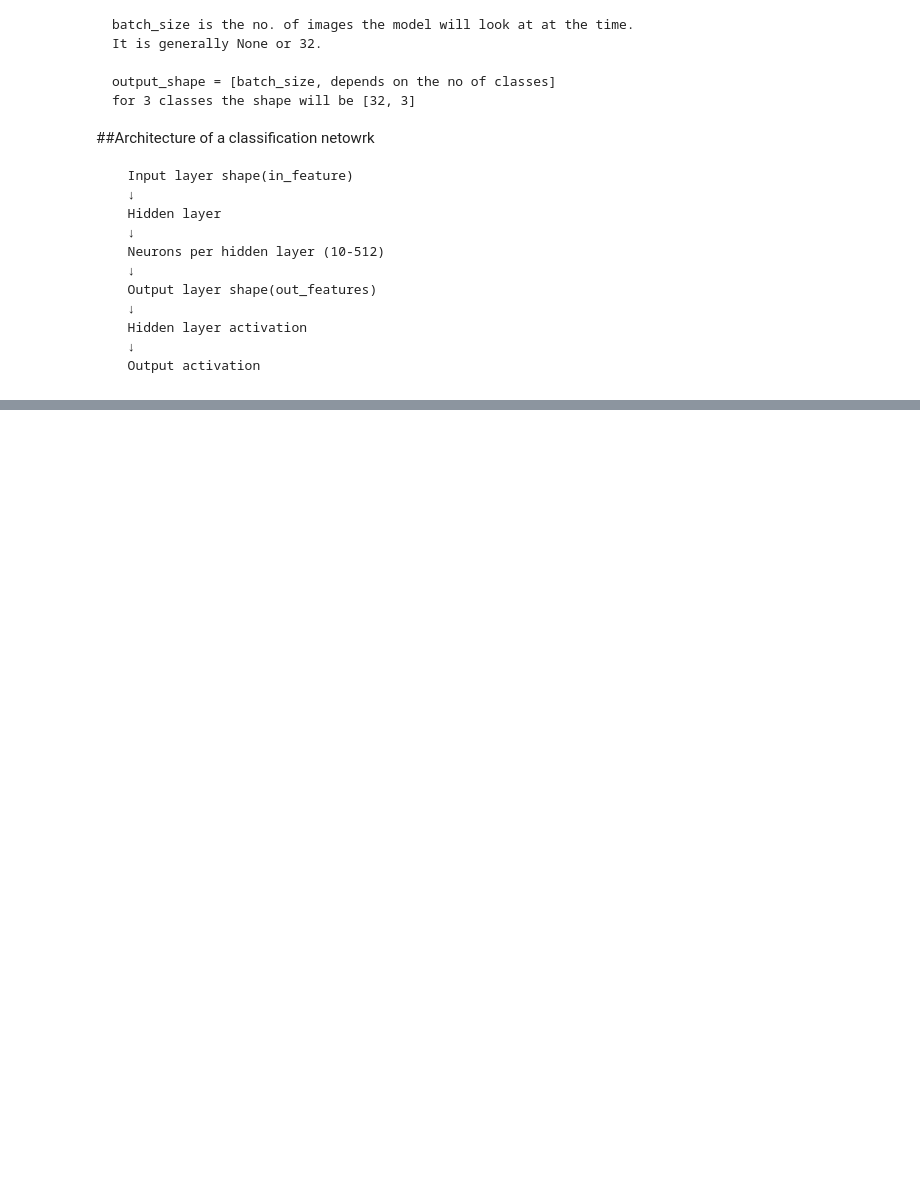
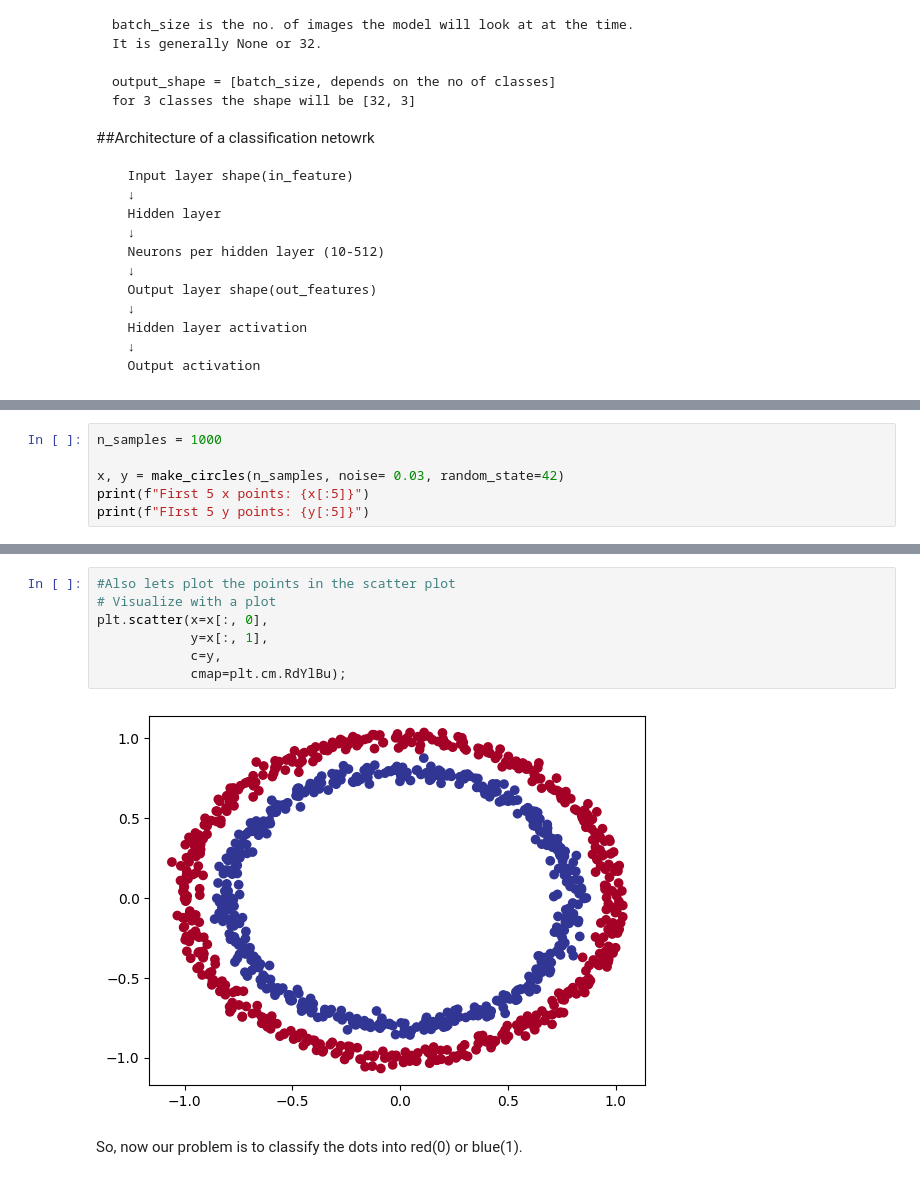
Before and after one commit to Sayam-01/Simple-ML-Model-for-Pytorch-Learning, a Jupyter notebook: Pytorch_3.ipynb, the cells around one changed output, grey strips where cells are left out. Saved outputs shown, nothing was run; the diff lists cells and outputs as text; blank space fills up the shorter version.

```diff
--- a/Pytorch_3.ipynb
+++ b/Pytorch_3.ipynb
@@ -57,0 +70,6 @@ For example: For an image classificaton the
+# %%
+n_samples = 1000
+
+x, y = make_circles(n_samples, noise= 0.03, random_state=42)
+print(f"First 5 x points: {x[:5]}")
+print(f"FIrst 5 y points: {y[:5]}")
@@ -57,0 +104,11 @@ For example: For an image classificaton the
+# %%
+#Also lets plot the points in the scatter plot
+# Visualize with a plot
+plt.scatter(x=x[:, 0],
+            y=x[:, 1],
+            c=y,
+            cmap=plt.cm.RdYlBu);
+# %% [output]
+[figure, added]
+# %% [markdown]
+So, now our problem is to classify the dots into red(0) or blue(1).
```
Also changed, not shown: parts of 4 cells of this notebook.
